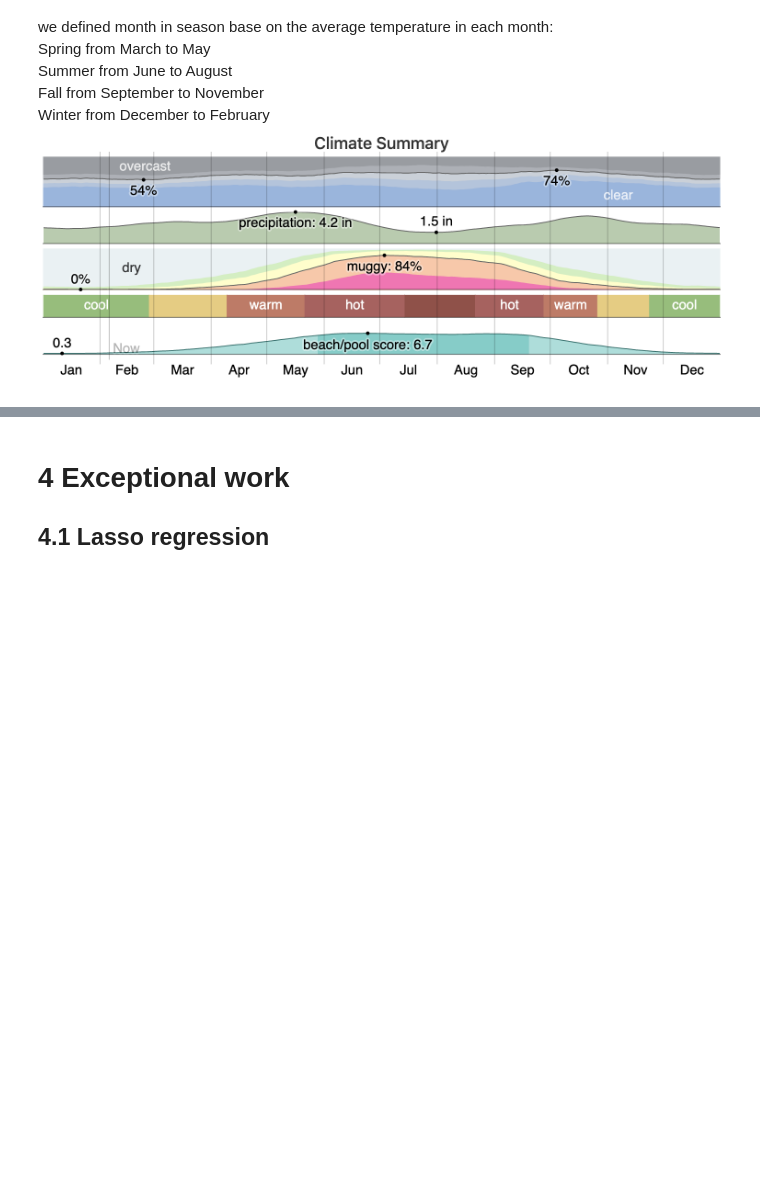
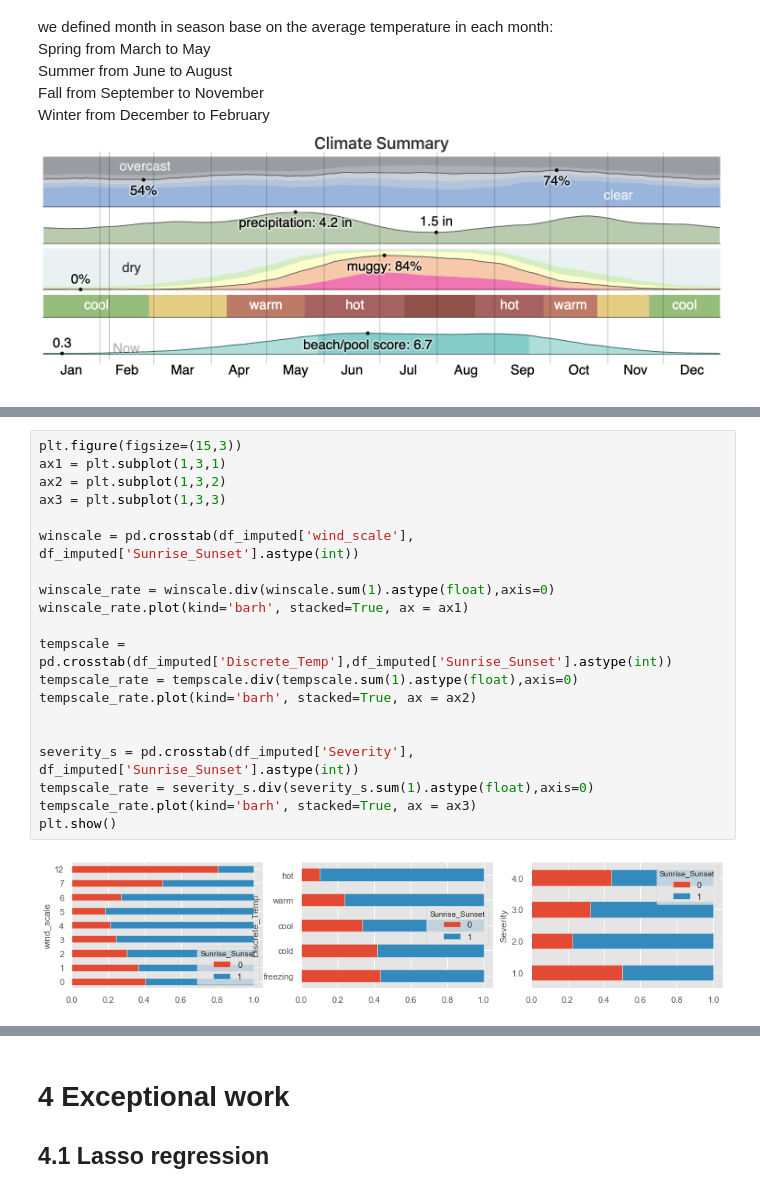
Before and after one commit to pobbylc/CS7324, a Jupyter notebook: lab1/lab1.ipynb, the cells around one changed output, grey strips where cells are left out. Drawn from its saved outputs; the diff is of its cells as text; blank space fills up the shorter version.

```diff
--- a/lab1/lab1.ipynb
+++ b/lab1/lab1.ipynb
@@ -680,0 +634,22 @@ plt.show()
+# %%
+plt.figure(figsize=(15,3))
+ax1 = plt.subplot(1,3,1)
+ax2 = plt.subplot(1,3,2)
+ax3 = plt.subplot(1,3,3)
+
+winscale = pd.crosstab(df_imputed['wind_scale'], df_imputed['Sunrise_Sunset'].astype(int))
+
+winscale_rate = winscale.div(winscale.sum(1).astype(float),axis=0)
+winscale_rate.plot(kind='barh', stacked=True, ax = ax1)
+
+tempscale = pd.crosstab(df_imputed['Discrete_Temp'],df_imputed['Sunrise_Sunset'].astype(int))
+tempscale_rate = tempscale.div(tempscale.sum(1).astype(float),axis=0)
+tempscale_rate.plot(kind='barh', stacked=True, ax = ax2)
+
+
+severity_s = pd.crosstab(df_imputed['Severity'], df_imputed['Sunrise_Sunset'].astype(int))
+tempscale_rate = severity_s.div(severity_s.sum(1).astype(float),axis=0)
+tempscale_rate.plot(kind='barh', stacked=True, ax = ax3)
+plt.show()
+# %% [output]
+[figure, added]
```
Also changed, not shown: parts of 58 cells of this notebook.
